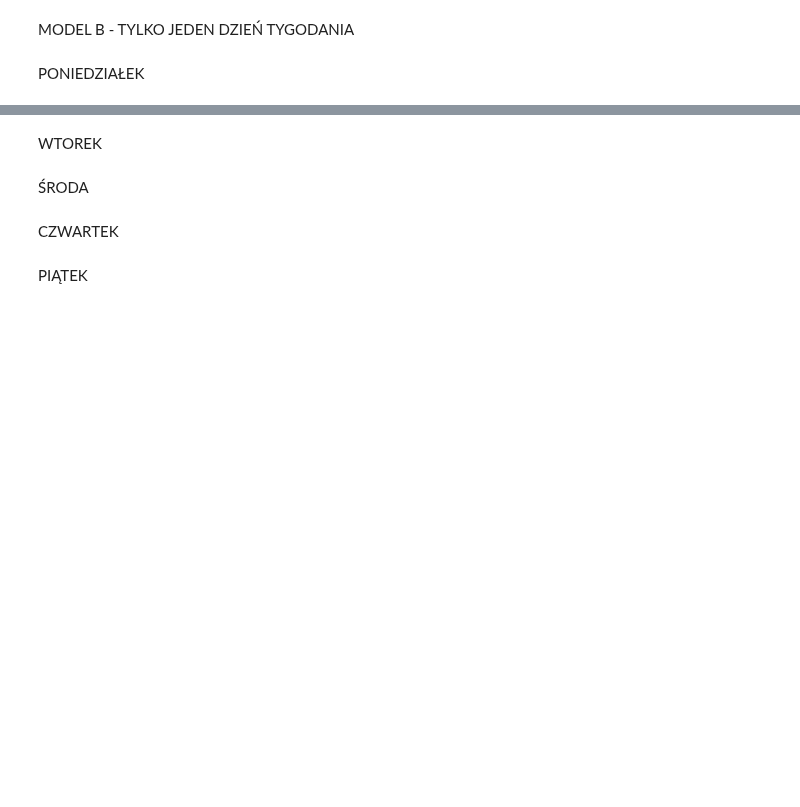
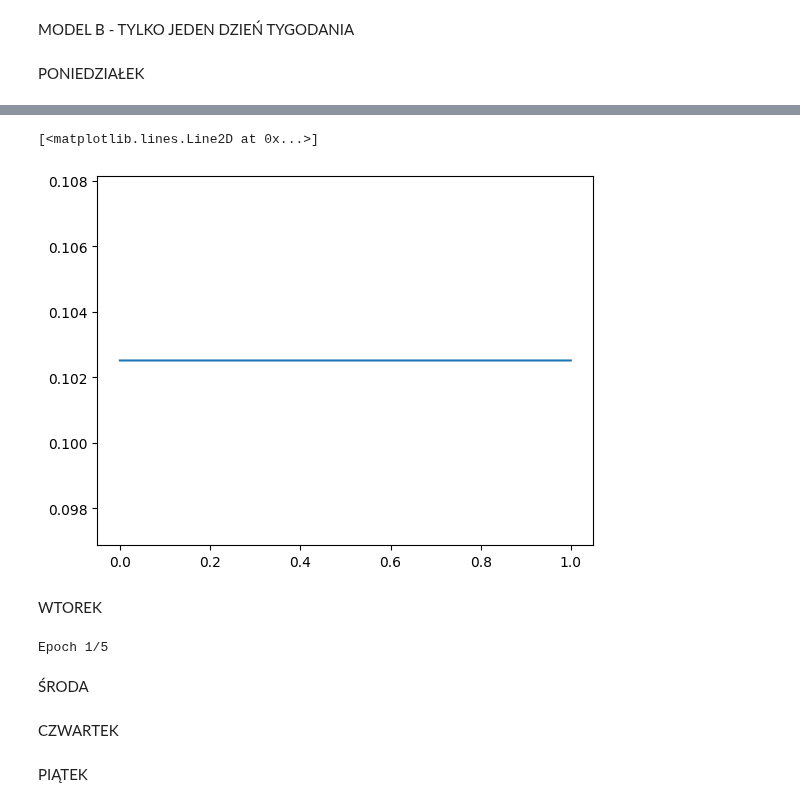
Before and after one commit to KulsonKula/Analiza-i-modelowanie-procesow-zwiazanych-z-systemem-centralnego-ogrzewania, a Jupyter notebook: kod.IPYNB, the cells around one changed output, grey strips where cells are left out. Drawn from its saved outputs; the diff is of its cells as text; code cells hidden in the pictures; blank space fills up the shorter version.

```diff
--- a/kod.IPYNB
+++ b/kod.IPYNB
@@ -91,4 +53,28 @@ plt.plot(flow_time, flow_result)
 # %% [markdown]
 MODEL B - TYLKO JEDEN DZIEŃ TYGODANIA
+# %%
+def build_and_compile_model_input_1():
+      model = tf.keras.models.Sequential([
+          tf.keras.layers.Dense(128, activation='relu', input_shape=(1,)),
+          tf.keras.layers.Dense(64, activation='relu'),
+          tf.keras.layers.Dense(32, activation='relu'),
+          tf.keras.layers.Dense(1,activation='linear')
+    ])
+
+      model.compile(optimizer=tf.optimizers.Adam(learning_rate=0.01),
+                    loss="mse",
+                    metrics=['mae'])
+      return model
+
+def prep_data(data,day):
+      data=data.drop(columns="Pora_roku")
+      data = data[data['Dzien_tygodnia'] == day]
+
+      data['Czas_dnia'] = data['Czas_dnia'] * 100
+      x=data.drop(columns="Przeplyw")
+      x=x.drop(columns="Dzien_tygodnia")
+      y=data.drop(columns="Dzien_tygodnia")
+      y=y.drop(columns="Czas_dnia")
+      return [x,y]
 # %% [markdown]
 PONIEDZIAŁEK
@@ -142,0 +81,16 @@ Epoch 5/5
+# %%
+dataset = pd.read_csv('../dane_scalone.csv')
+
+[x,y]=prep_data(dataset,1)
+
+x_train, x_test, y_train, y_test = train_test_split(x, y, test_size=0.2, random_state=42)
+
+model = build_and_compile_model_input_1()
+
+model.fit(x_train, y_train, epochs=5, batch_size=128)
+
+flow_time_pon=np.arange(0,1,1/3600)
+flow_result_pon = model.predict(flow_time_pon).T
+
+plt.plot(flow_time_pon, flow_result_pon.reshape(3600))
+# %% [output]
@@ -143,2 +108,4 @@ Epoch 5/5
+[<matplotlib.lines.Line2D at 0x...>]
+[figure, added]
 # %% [markdown]
 WTOREK
@@ -179,2 +112,19 @@ plt.plot(flow_time_wt, flow_result_wt)
+# %%
+dataset = pd.read_csv('../dane_scalone.csv')
+
+[x,y]=prep_data(dataset,2)
+
+x_train, x_test, y_train, y_test = train_test_split(x, y, test_size=0.2, random_state=42)
+
+model = build_and_compile_model_input_1()
+
+model.fit(x_train, y_train, epochs=5, batch_size=128)
+
+flow_time_wt=np.arange(0,1,1/3600)
+flow_result_wt = model.predict(flow_time_wt)
+
+plt.plot(flow_time_wt, flow_result_wt.reshape(3600))
+# %% [output]
+Epoch 1/5
 # %% [markdown]
 ŚRODA
```
Also changed, not shown: parts of 34 cells of this notebook, 15 other files.
